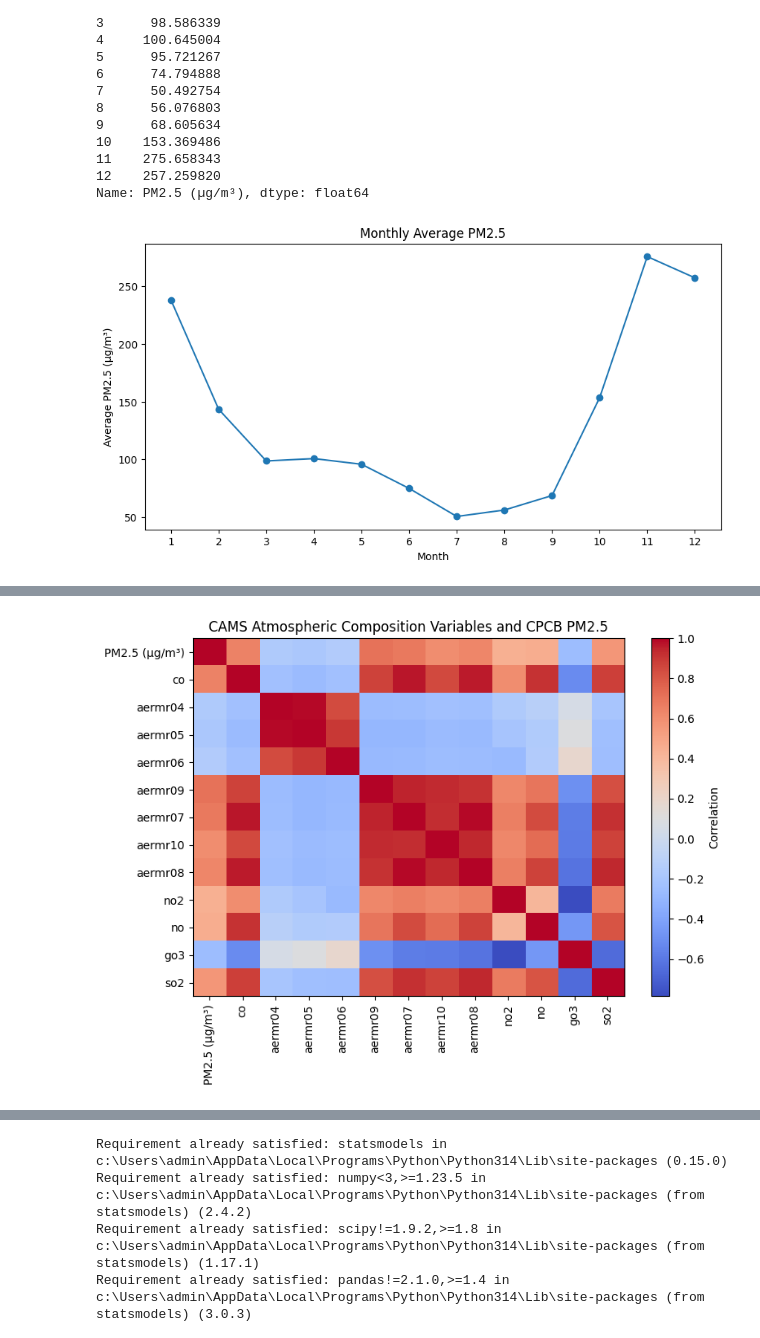
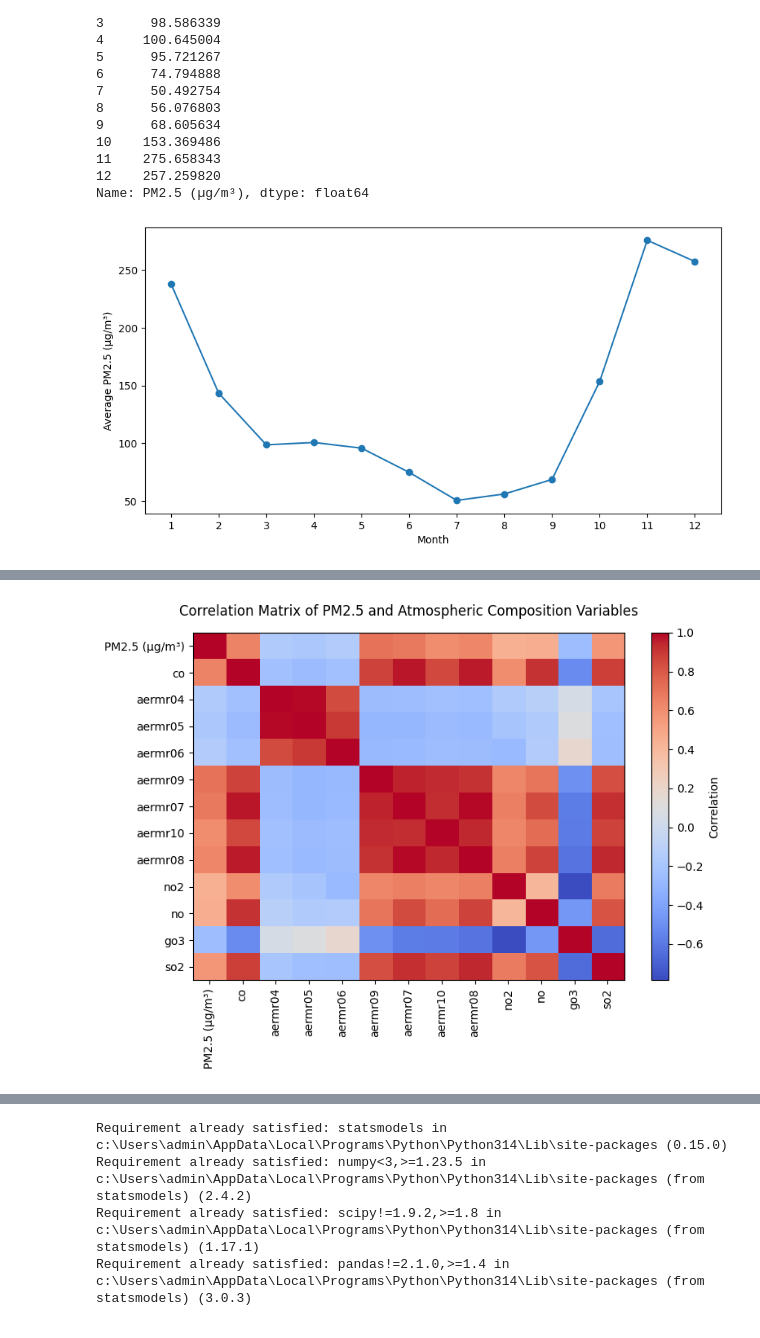
Before and after one commit to lubnashahanas07/PM25-Prediction-Using-Machine-Learning, a Jupyter notebook: preprocessing.ipynb, the cells around one changed output, grey strips where cells are left out. Drawn from its saved outputs; the diff is of its cells as text; code cells hidden in the pictures.

```diff
--- a/preprocessing.ipynb
+++ b/preprocessing.ipynb
@@ -139,20 +139,20 @@ Name: PM2.5 (µg/m³), dtype: float64
 # %%
 # visually understand seasonal patterns
 
 plt.figure(figsize=(10,5))
 
 plt.plot(monthly_PM25.index,monthly_PM25.values,marker="o")
 
 plt.xlabel("Month")
 plt.ylabel("Average PM2.5 (µg/m³)")
-plt.title("Monthly Average PM2.5")
+#plt.title("Monthly Average PM2.5",pad=15)
 
 plt.xticks(range(1,13))
 
 plt.savefig("plots/EDA_plots/PM2.5_monthly_avg.png",dpi = 300,bbox_inches = 'tight')
 plt.show()
 # %% [output]
-[figure, old version]
+[figure, new version]
 # %%
 # correlation analysis of experiment#1
 
@@ -190,13 +190,13 @@ plt.colorbar(label = "Correlation")
 plt.xticks(range(len(corr_matrix.columns)),corr_matrix.columns,rotation=90)
 plt.yticks(range(len(corr_matrix.columns)),corr_matrix.columns)
 
-plt.title("CAMS Atmospheric Composition Variables and CPCB PM2.5")
+plt.title("Correlation Matrix of PM2.5 and Atmospheric Composition Variables",pad=15)
 
 plt.tight_layout()
 plt.savefig("plots/EDA_plots/heatmap_composition_PM2.5.png",dpi = 300,bbox_inches = 'tight')
 plt.show()
 # %% [output]
-[figure, old version]
+[figure, new version]
 # %%
 cams_meteorology = ['q','t','u10', 'v10', 'd2m', 't2m']
 
```
Also changed, not shown: parts of 5 cells of this notebook, 18 other files.
